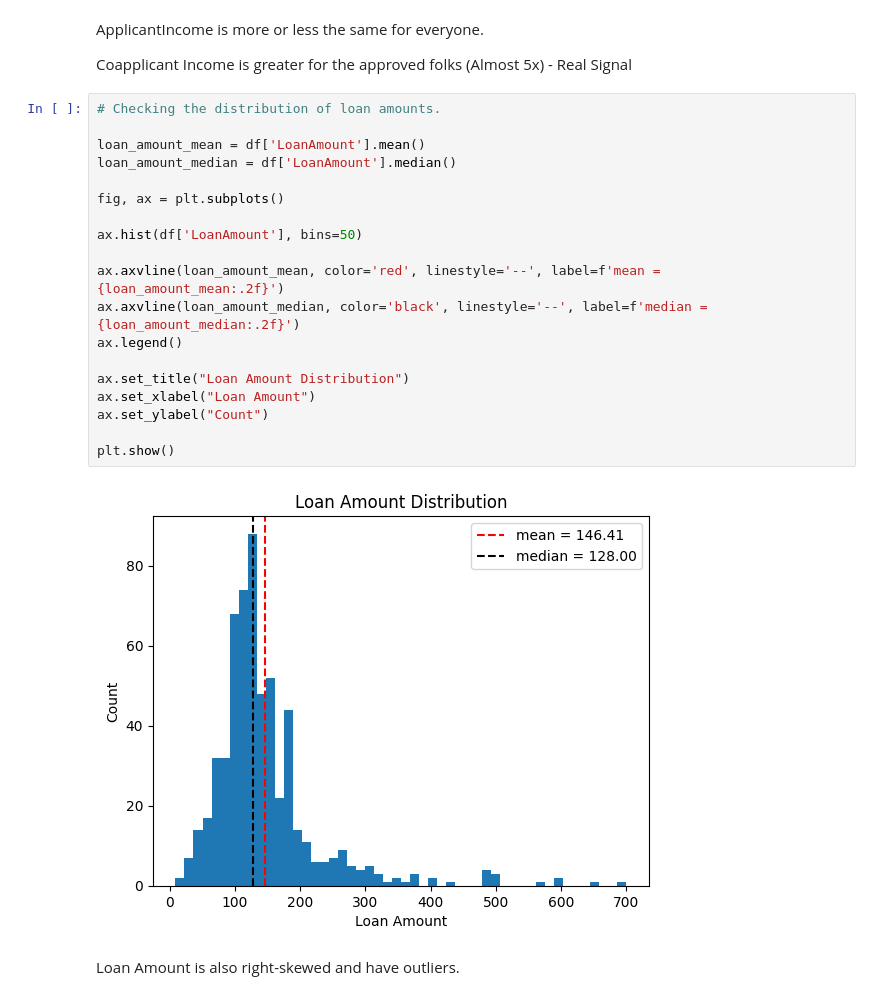
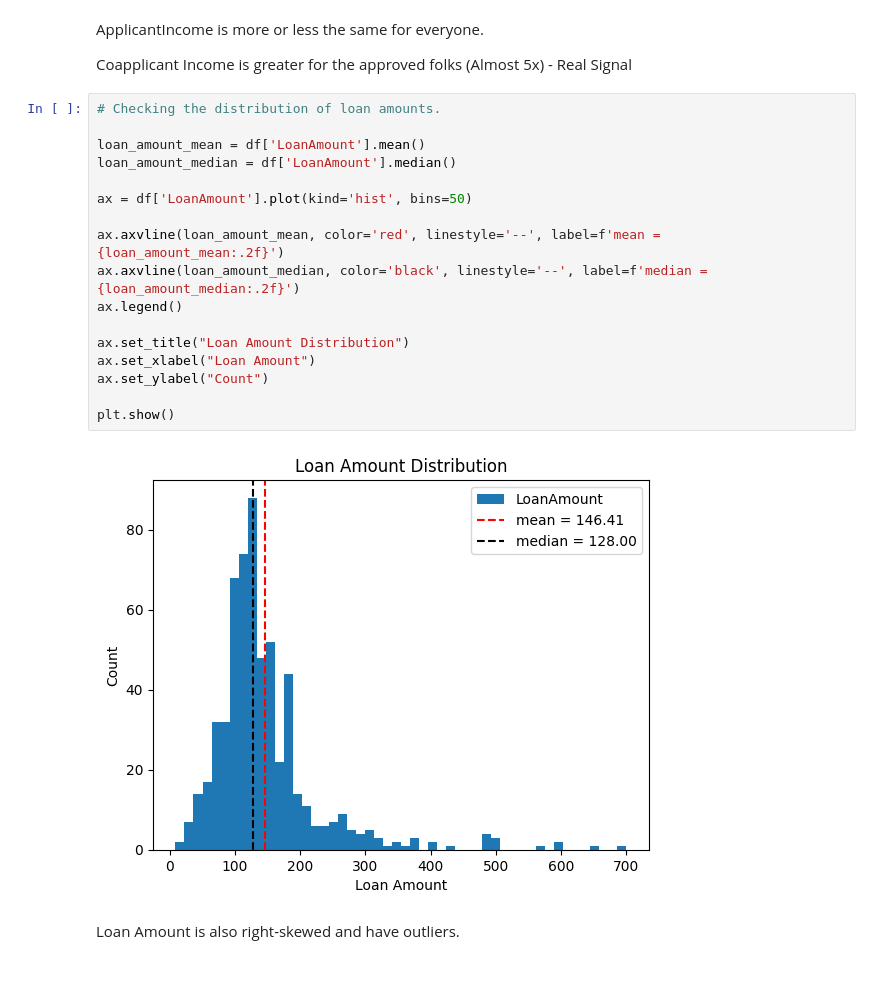
Before and after one commit to karywnl/loan-prediction, a Jupyter notebook: eda.ipynb, the cells around one changed output. Saved outputs shown, nothing was run; the diff lists cells and outputs as text.

```diff
--- a/eda.ipynb
+++ b/eda.ipynb
@@ -85,24 +85,22 @@ Coapplicant Income is greater for the approved folks (Almost 5x) - Real Signal
 # %%
 # Checking the distribution of loan amounts.
 
 loan_amount_mean = df['LoanAmount'].mean()
 loan_amount_median = df['LoanAmount'].median()
 
-fig, ax = plt.subplots()
-
-ax.hist(df['LoanAmount'], bins=50)
+ax = df['LoanAmount'].plot(kind='hist', bins=50)
 
 ax.axvline(loan_amount_mean, color='red', linestyle='--', label=f'mean = {loan_amount_mean:.2f}')
 ax.axvline(loan_amount_median, color='black', linestyle='--', label=f'median = {loan_amount_median:.2f}')
 ax.legend()
 
 ax.set_title("Loan Amount Distribution")
 ax.set_xlabel("Loan Amount")
 ax.set_ylabel("Count")
 
 plt.show()
 # %% [output]
-[figure, old version]
+[figure, new version]
 # %% [markdown]
 Loan Amount is also right-skewed and have outliers.
 # %%
```
Also changed, not shown: parts of 5 cells of this notebook.
